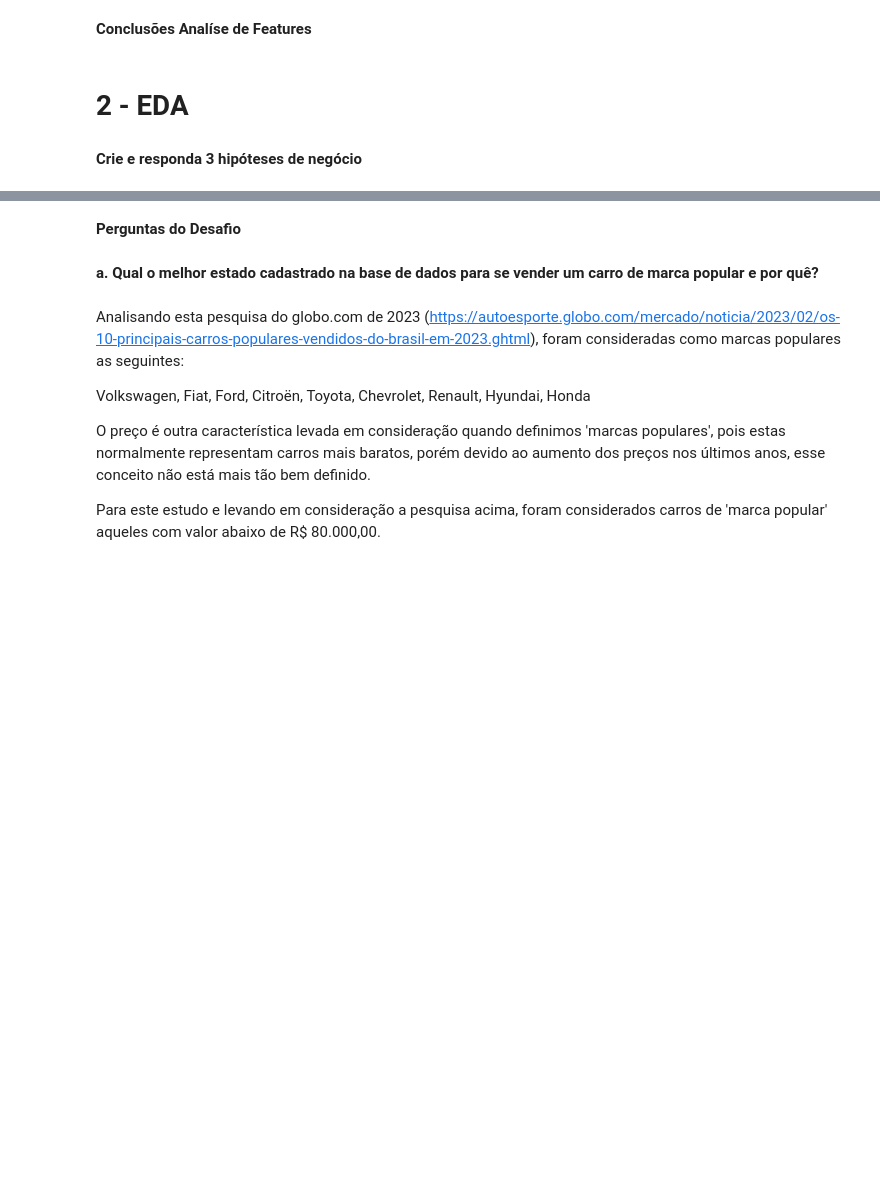
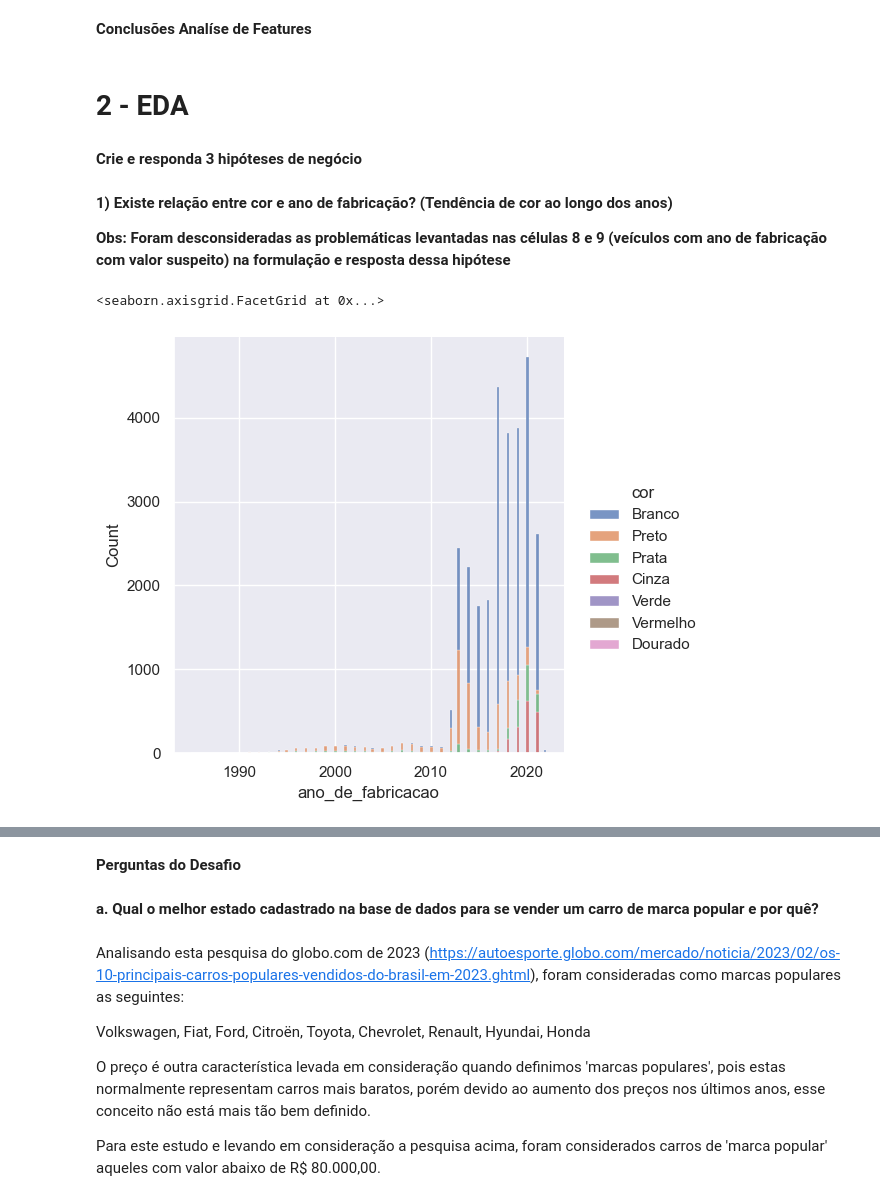
Before and after one commit to gabrieltsferreira/Lighthouse-Desafio-Cientista-de-Dados-2023-9, a Jupyter notebook: LH_CD_GabrielFerreira.ipynb, the cells around one changed output, grey strips where cells are left out. Cells and saved outputs as stored; diff of their text form; code cells hidden in the pictures; blank space fills up the shorter version.

```diff
--- a/LH_CD_GabrielFerreira.ipynb
+++ b/LH_CD_GabrielFerreira.ipynb
@@ -198,3 +198,16 @@ Name: marca, dtype: int64
 # 2 - EDA
 # %% [markdown]
 **Crie e responda 3 hipóteses de negócio**
+# %% [markdown]
+**1) Existe relação entre cor e ano de fabricação? (Tendência de cor ao longo dos anos)**
+
+
+**Obs: Foram desconsideradas as problemáticas levantadas nas células 8 e 9 (veículos com ano de fabricação com valor suspeito) na formulação e resposta dessa hipótese**
+# %%
+cor_x_ano = data[['cor', 'ano_de_fabricacao']]
+
+sns.set(rc = {'figure.figsize':(8, 8)})
+sns.displot(cor_x_ano, x='ano_de_fabricacao', hue='cor', multiple="stack")
+# %% [output]
+<seaborn.axisgrid.FacetGrid at 0x...>
+[figure, added]
```
Also changed, not shown: parts of 10 cells of this notebook.
